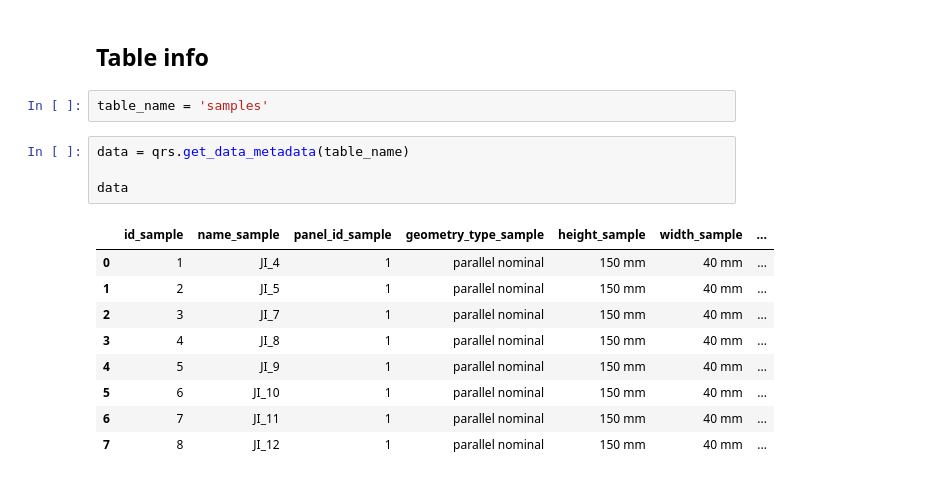
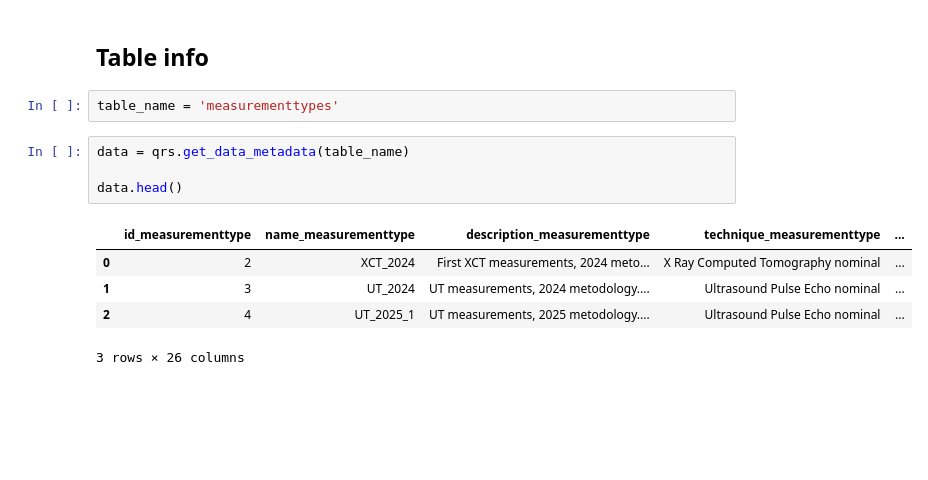
Before and after one commit to topeberti/utxct-db-tools, a Jupyter notebook: retrieve/data_metadata.ipynb, the cells around one changed output. Drawn from its saved outputs; the diff is of its cells as text; blank space fills up the shorter version.

```diff
--- a/retrieve/data_metadata.ipynb
+++ b/retrieve/data_metadata.ipynb
@@ -28,18 +28,14 @@ Connected to the database
 # %% [markdown]
 ## Table info
 # %%
-table_name = 'samples'
+table_name = 'measurementtypes'
 # %%
 data = qrs.get_data_metadata(table_name)
 
-data
+data.head()
 # %% [output]
-|  | id_sample | name_sample | panel_id_sample | geometry_type_sample | height_sample | width_sample | ... |
-| 0 | 1 | JI_4 | 1 | parallel nominal | 150 mm | 40 mm | ... |
-| 1 | 2 | JI_5 | 1 | parallel nominal | 150 mm | 40 mm | ... |
-| 2 | 3 | JI_7 | 1 | parallel nominal | 150 mm | 40 mm | ... |
-| 3 | 4 | JI_8 | 1 | parallel nominal | 150 mm | 40 mm | ... |
-| 4 | 5 | JI_9 | 1 | parallel nominal | 150 mm | 40 mm | ... |
-| 5 | 6 | JI_10 | 1 | parallel nominal | 150 mm | 40 mm | ... |
-| 6 | 7 | JI_11 | 1 | parallel nominal | 150 mm | 40 mm | ... |
-| 7 | 8 | JI_12 | 1 | parallel nominal | 150 mm | 40 mm | ... |
+|  | id_measurementtype | name_measurementtype | description_measurementtype | technique_measurementtype | ... |
+| 0 | 2 | XCT_2024 | First XCT measurements, 2024 meto... | X Ray Computed Tomography nominal | ... |
+| 1 | 3 | UT_2024 | UT measurements, 2024 metodology.... | Ultrasound Pulse Echo nominal | ... |
+| 2 | 4 | UT_2025_1 | UT measurements, 2025 metodology.... | Ultrasound Pulse Echo nominal | ... |
+3 rows × 26 columns
```
Also changed, not shown: 3 other files.
